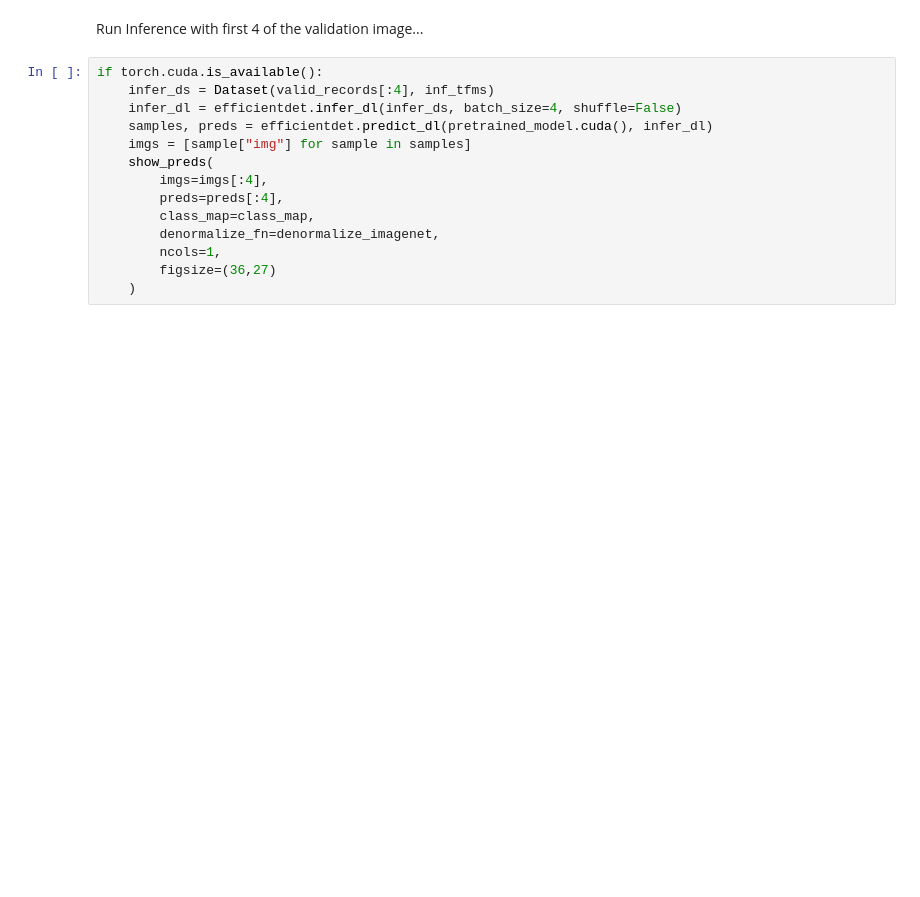
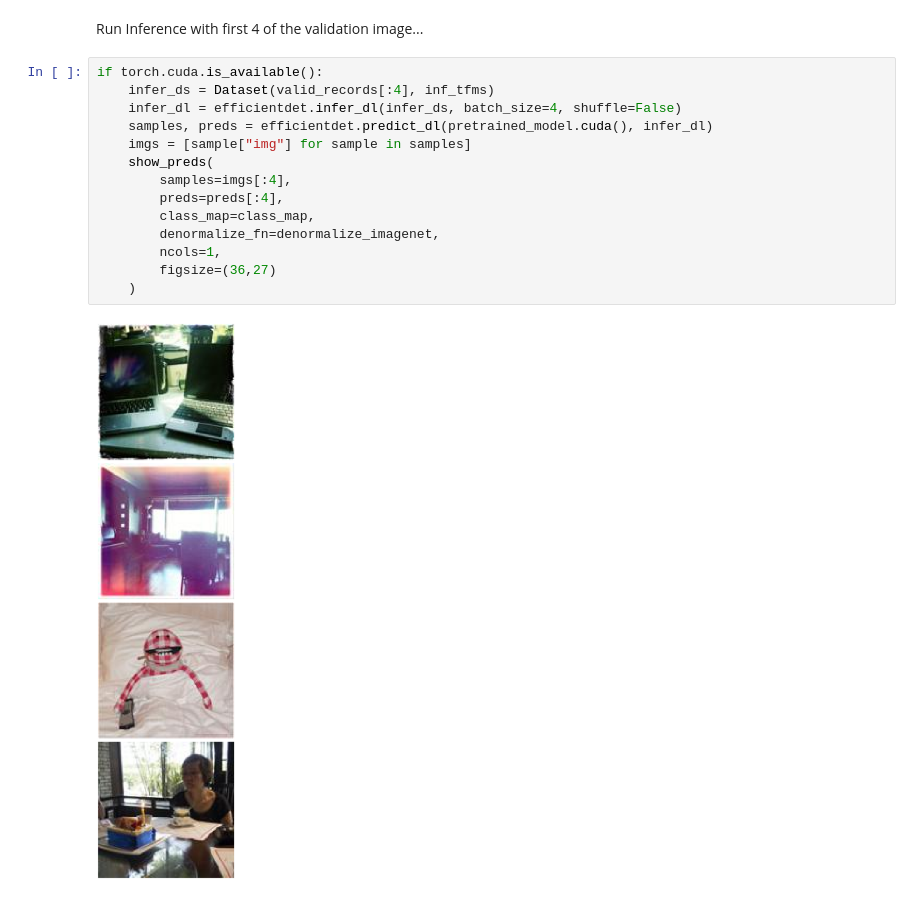
Before and after one commit to bguan/plmcbbox, a Jupyter notebook: 15_subcoco_effdet_icevision_fastai.ipynb, the cells around one changed output. Drawn from its saved outputs; the diff is of its cells as text; blank space fills up the shorter version.

```diff
--- a/15_subcoco_effdet_icevision_fastai.ipynb
+++ b/15_subcoco_effdet_icevision_fastai.ipynb
@@ -490,14 +451,16 @@ Run Inference with first 4 of the validation image...
 # %%
 if torch.cuda.is_available():
     infer_ds = Dataset(valid_records[:4], inf_tfms)
     infer_dl = efficientdet.infer_dl(infer_ds, batch_size=4, shuffle=False)
     samples, preds = efficientdet.predict_dl(pretrained_model.cuda(), infer_dl)
     imgs = [sample["img"] for sample in samples]
     show_preds(
-        imgs=imgs[:4],
+        samples=imgs[:4],
         preds=preds[:4],
         class_map=class_map,
         denormalize_fn=denormalize_imagenet,
         ncols=1,
         figsize=(36,27)
     )
+# %% [output]
+[figure, added]
```
Also changed, not shown: parts of 11 cells of this notebook, 13 other files.
